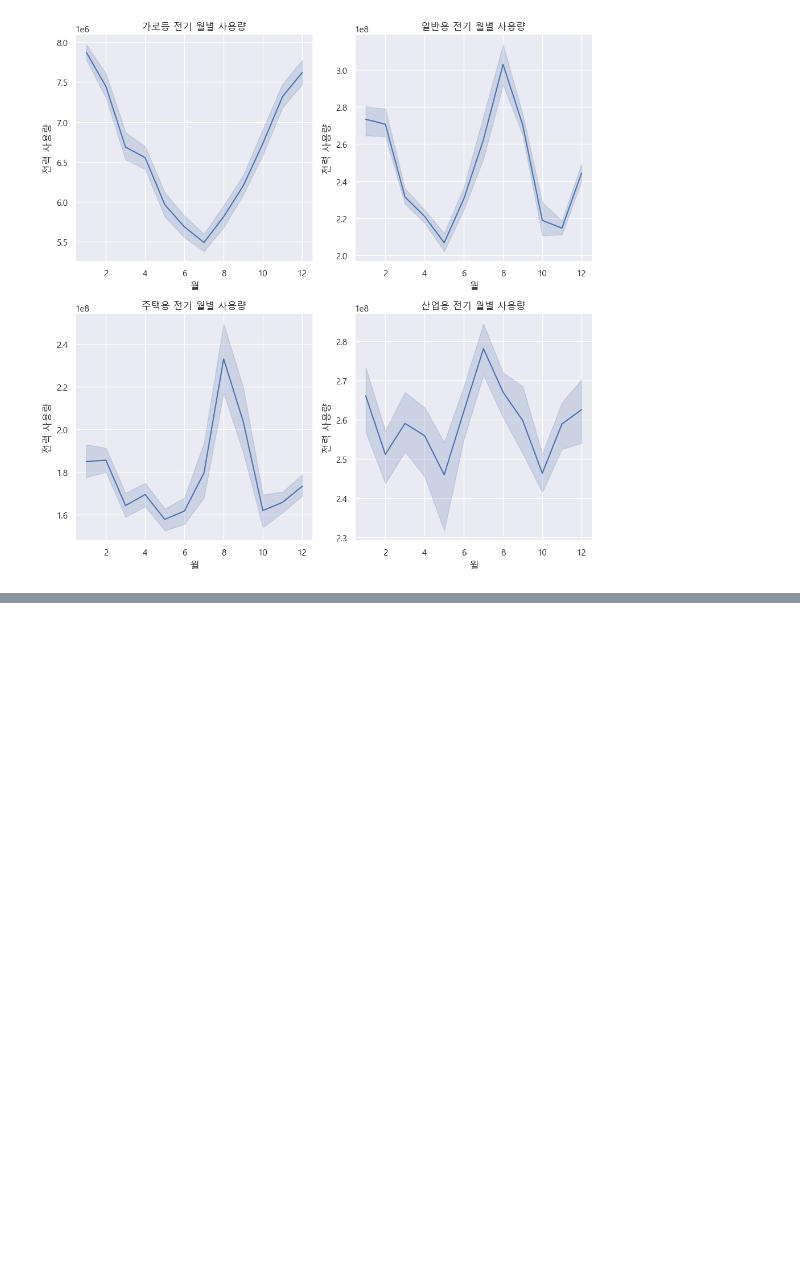
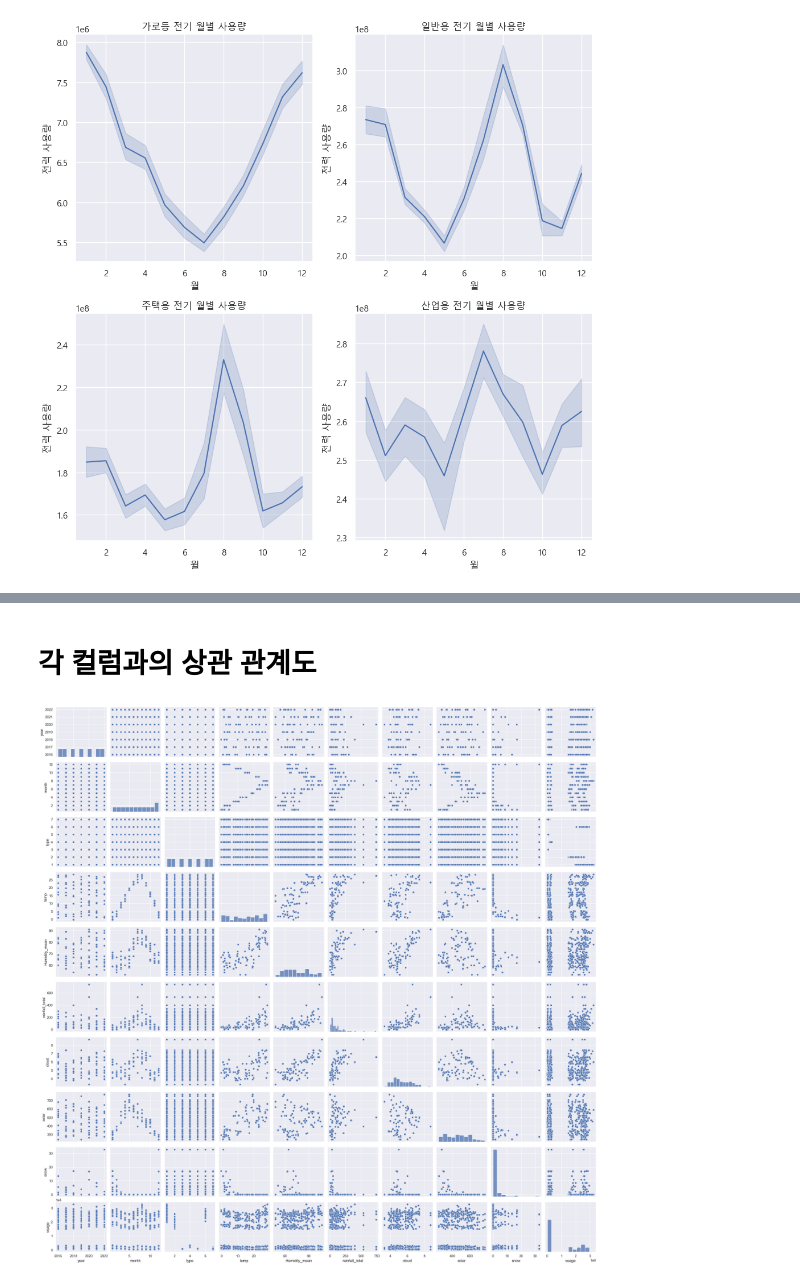
Before and after one commit to ThatHomr/Project_3, a Jupyter notebook: seoyeon/visualization_sy_1.ipynb, the cells around one changed output, grey strips where cells are left out. Saved outputs shown, nothing was run; the diff lists cells and outputs as text; code cells hidden in the pictures; blank space fills up the shorter version.

```diff
--- a/seoyeon/visualization_sy_1.ipynb
+++ b/seoyeon/visualization_sy_1.ipynb
@@ -467,0 +484,9 @@ plt.show()
+# %% [markdown]
+# 각 컬럼과의 상관 관계도
+# %%
+cols = ['year', 'month', 'type', 'temp', 'Humidity_mean', 'rainfall_total',
+       'cloud', 'solar', 'snow', 'usage']
+sns.pairplot(df[cols])
+plt.show()
+# %% [output]
+[figure, added]
```
Also changed, not shown: parts of 25 cells of this notebook.
